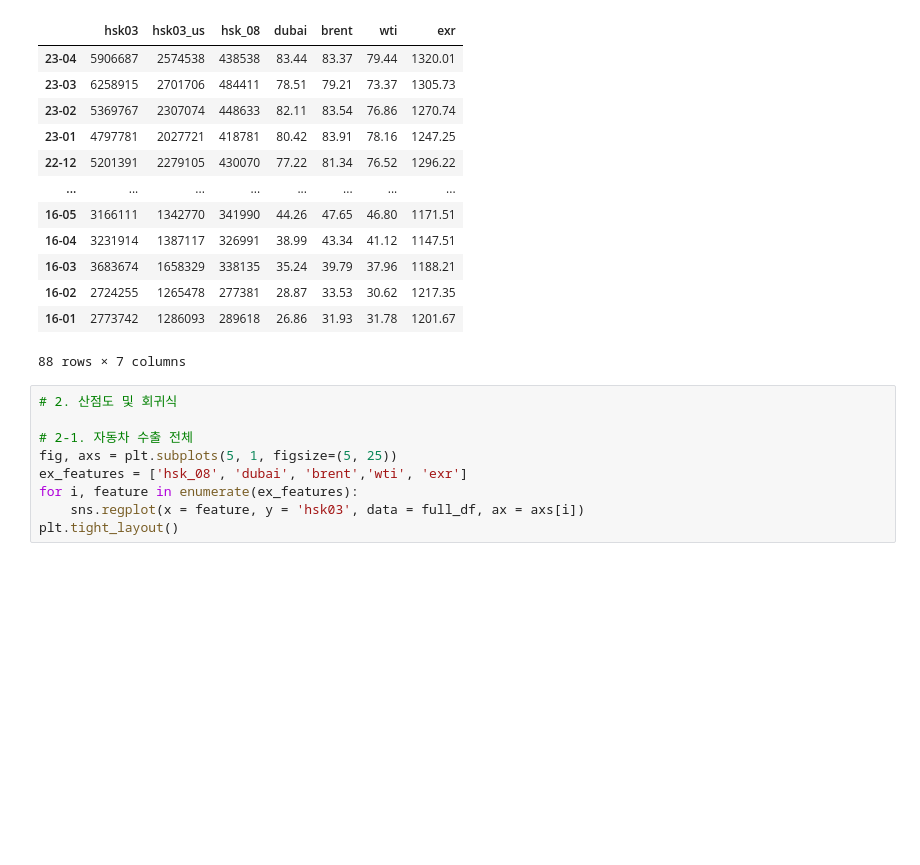
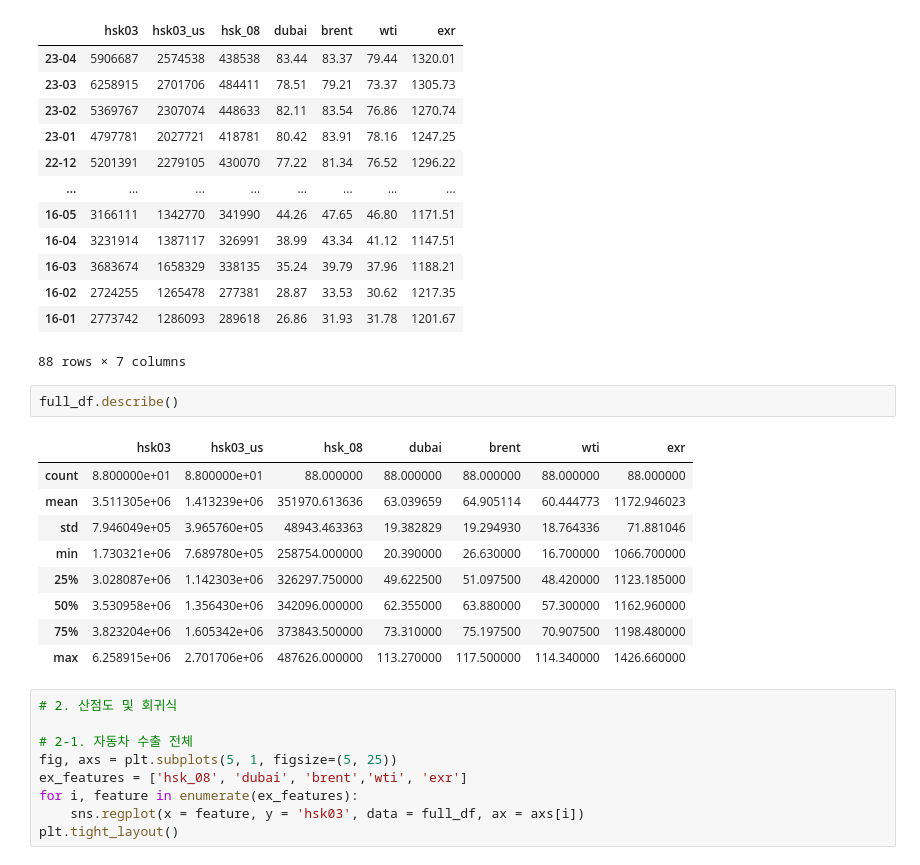
Before and after one commit to crpAsian/termp, a Jupyter notebook: car.ipynb, the cells around one changed output. Drawn from its saved outputs; the diff is of its cells as text; blank space fills up the shorter version.

```diff
--- a/car.ipynb
+++ b/car.ipynb
@@ -28,6 +28,18 @@ full_df
 | 16-02 | 2724255 | 1265478 | 277381 | 28.87 | 33.53 | 30.62 | 1217.35 |
 | 16-01 | 2773742 | 1286093 | 289618 | 26.86 | 31.93 | 31.78 | 1201.67 |
 88 rows × 7 columns
+# %%
+full_df.describe()
+# %% [output]
+|  | hsk03 | hsk03_us | hsk_08 | dubai | brent | wti | exr |
+| count | 8.800000e+01 | 8.800000e+01 | 88.000000 | 88.000000 | 88.000000 | 88.000000 | 88.000000 |
+| mean | 3.511305e+06 | 1.413239e+06 | 351970.613636 | 63.039659 | 64.905114 | 60.444773 | 1172.946023 |
+| std | 7.946049e+05 | 3.965760e+05 | 48943.463363 | 19.382829 | 19.294930 | 18.764336 | 71.881046 |
+| min | 1.730321e+06 | 7.689780e+05 | 258754.000000 | 20.390000 | 26.630000 | 16.700000 | 1066.700000 |
+| 25% | 3.028087e+06 | 1.142303e+06 | 326297.750000 | 49.622500 | 51.097500 | 48.420000 | 1123.185000 |
+| 50% | 3.530958e+06 | 1.356430e+06 | 342096.000000 | 62.355000 | 63.880000 | 57.300000 | 1162.960000 |
+| 75% | 3.823204e+06 | 1.605342e+06 | 373843.500000 | 73.310000 | 75.197500 | 70.907500 | 1198.480000 |
+| max | 6.258915e+06 | 2.701706e+06 | 487626.000000 | 113.270000 | 117.500000 | 114.340000 | 1426.660000 |
 # %%
 # 2. 산점도 및 회귀식
 
```
Also changed, not shown: parts of 10 cells of this notebook.
